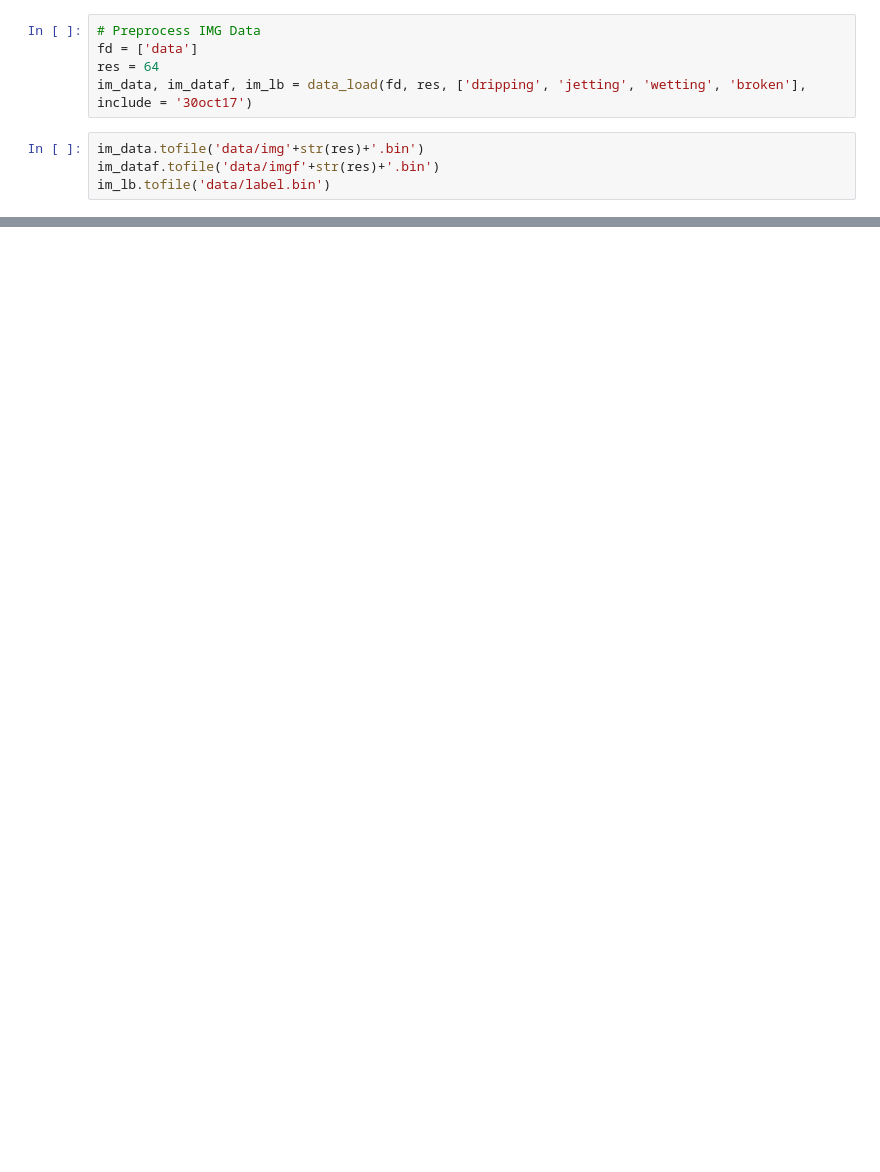
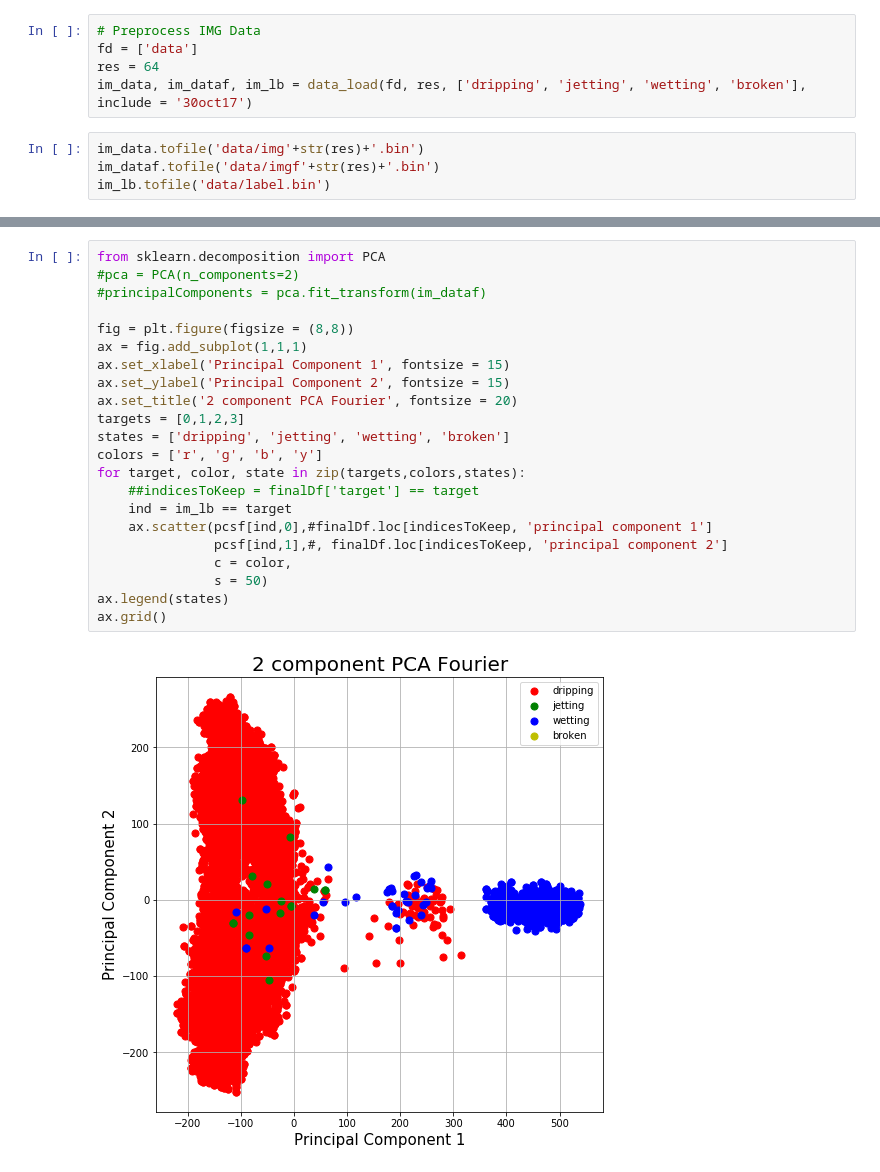
Before and after one commit to orpheus92/DSSI, a Jupyter notebook: Tsne.ipynb, the cells around one changed output, grey strips where cells are left out. Drawn from its saved outputs; the diff is of its cells as text; blank space fills up the shorter version.

```diff
--- a/Tsne.ipynb
+++ b/Tsne.ipynb
@@ -97,0 +244,24 @@ array([[-19.74771186,  -2.55005334,  12.68803787, ...,  21.08007406,
+# %%
+from sklearn.decomposition import PCA
+#pca = PCA(n_components=2)
+#principalComponents = pca.fit_transform(im_dataf)
+
+fig = plt.figure(figsize = (8,8))
+ax = fig.add_subplot(1,1,1)
+ax.set_xlabel('Principal Component 1', fontsize = 15)
+ax.set_ylabel('Principal Component 2', fontsize = 15)
+ax.set_title('2 component PCA Fourier', fontsize = 20)
+targets = [0,1,2,3]
+states = ['dripping', 'jetting', 'wetting', 'broken']
+colors = ['r', 'g', 'b', 'y']
+for target, color, state in zip(targets,colors,states):
+    ##indicesToKeep = finalDf['target'] == target
+    ind = im_lb == target
+    ax.scatter(pcsf[ind,0],#finalDf.loc[indicesToKeep, 'principal component 1']
+               pcsf[ind,1],#, finalDf.loc[indicesToKeep, 'principal component 2']
+               c = color,
+               s = 50)
+ax.legend(states)
+ax.grid()
+# %% [output]
+[figure, added]
```
Also changed, not shown: parts of 14 cells of this notebook, 2 other files.
